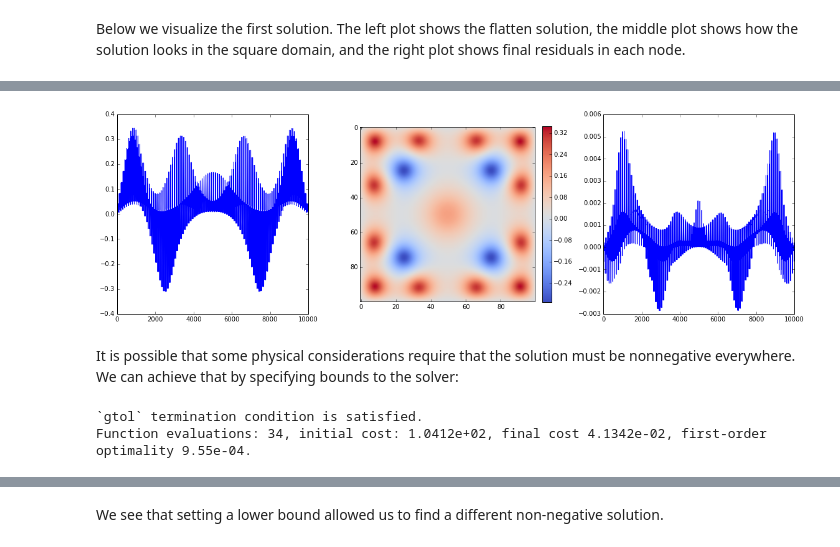
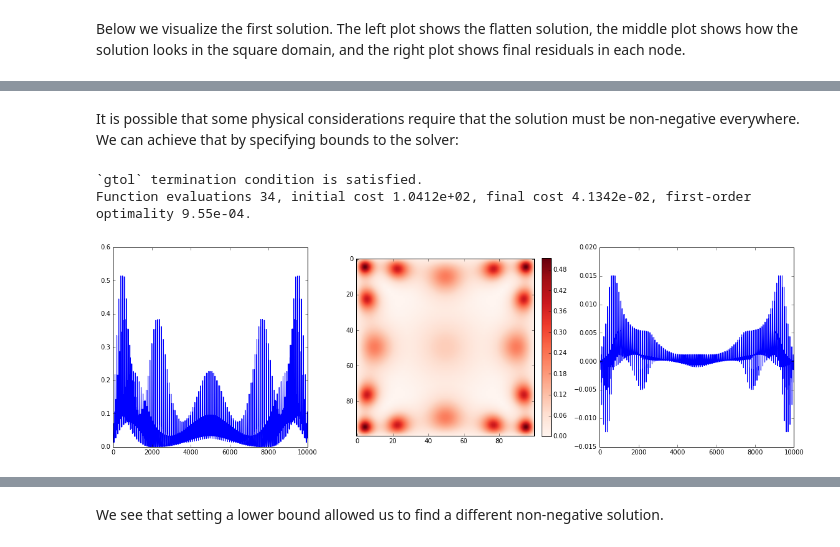
Before and after one commit to scipy/scipy-cookbook, a Jupyter notebook: ipython/discrete_bvp.ipynb, the cells around one changed output, grey strips where cells are left out. Saved outputs shown, nothing was run; the diff lists cells and outputs as text; code cells hidden in the pictures.

```diff
--- a/ipython/discrete_bvp.ipynb
+++ b/ipython/discrete_bvp.ipynb
@@ -46,5 +46,5 @@ We define a function computing left-hand sides of all equations. Note that we as
 # %%
-def fun(u, n, f, f_prime, c=1, **kwargs):
+def fun(u, n, f, f_prime, c, **kwargs):
     v = np.zeros((n + 2, n + 2))
     u = u.reshape((n, n))
     v[1:-1, 1:-1] = u
@@ -90,11 +90,13 @@ def compute_jac_indices(n):
     return np.hstack(jac_rows), np.hstack(jac_cols)
 # %% [markdown]
 After that computing Jacobian in `coo_matrix` format is simple:
+# %%
+jac_rows, jac_cols = compute_jac_indices(n)
 # %%
-def jac(u, n, f, f_prime, c=1, jac_rows=None, jac_cols=None):
-    data = np.ones_like(jac_cols, dtype=float)
-    data[:n**2] = -4 + c * f_prime(u)
-    return coo_matrix((data, (jac_rows, jac_cols)), shape=(n**2, n**2))
+def jac(u, n, f, f_prime, c, jac_rows=None, jac_cols=None):
+    jac_values = np.ones_like(jac_cols, dtype=float)
+    jac_values[:n**2] = -4 + c * f_prime(u)
+    return coo_matrix((jac_values, (jac_rows, jac_cols)), shape=(n**2, n**2))
 # %% [markdown]
 ## Solving the problem
 # %% [markdown]
@@ -117,20 +131,20 @@ Below we visualize the first solution. The left plot shows the flatten solution,
+# %% [markdown]
+It is possible that some physical considerations require that the solution must be non-negative everywhere. We can achieve that by specifying bounds to the solver:
+# %%
+res_2 = least_squares(fun, u0, jac=jac, bounds=(0, np.inf), gtol=1e-3,
+                      args=(n, f, f_prime, c), kwargs={'jac_rows': jac_rows, 'jac_cols': jac_cols}, verbose=1)
+# %% [output]
+`gtol` termination condition is satisfied.
+Function evaluations 34, initial cost 1.0412e+02, final cost 4.1342e-02, first-order optimality 9.55e-04.
 # %%
 plt.figure(figsize=(16, 5))
 plt.subplot(132)
-plt.imshow(res_1.x.reshape((n, n)), cmap='coolwarm')
+plt.imshow(res_2.x.reshape((n, n)), cmap='Reds')
 plt.colorbar(use_gridspec=True, fraction=0.046, pad=0.04)
 plt.subplot(131)
-plt.plot(res_1.x)
+plt.plot(res_2.x)
 plt.subplot(133)
-plt.plot(res_1.fun)
+plt.plot(res_2.fun)
 plt.tight_layout()
 # %% [output]
-[figure, old version]
+[figure, new version]
-# %% [markdown]
-It is possible that some physical considerations require that the solution must be nonnegative everywhere. We can achieve that by specifying bounds to the solver:
-# %%
-res_2 = least_squares(fun, u0, jac=jac, bounds=(0, np.inf), gtol=1e-3,
-                      args=(n, f, f_prime), kwargs={'jac_rows': jac_rows, 'jac_cols': jac_cols}, verbose=1)
-# %% [output]
-`gtol` termination condition is satisfied.
-Function evaluations: 34, initial cost: 1.0412e+02, final cost 4.1342e-02, first-order optimality 9.55e-04.
```
Also changed, not shown: parts of 9 cells of this notebook.
